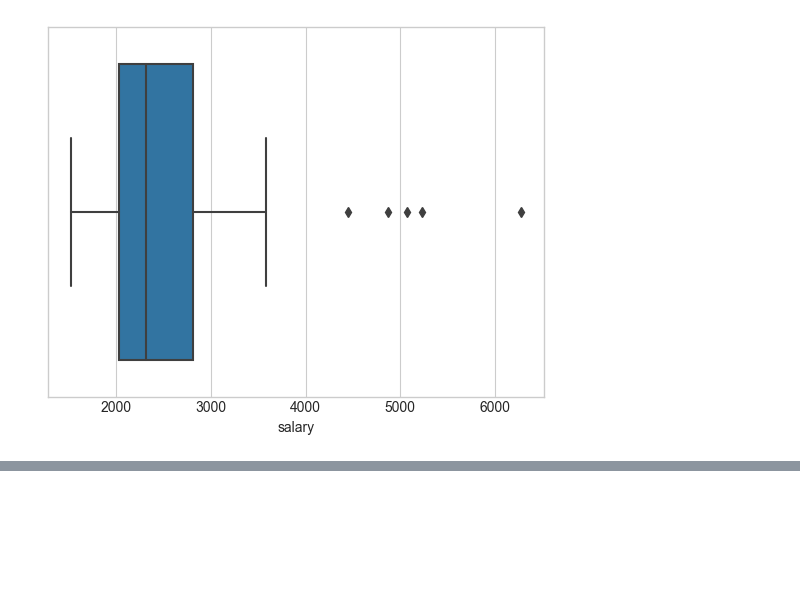
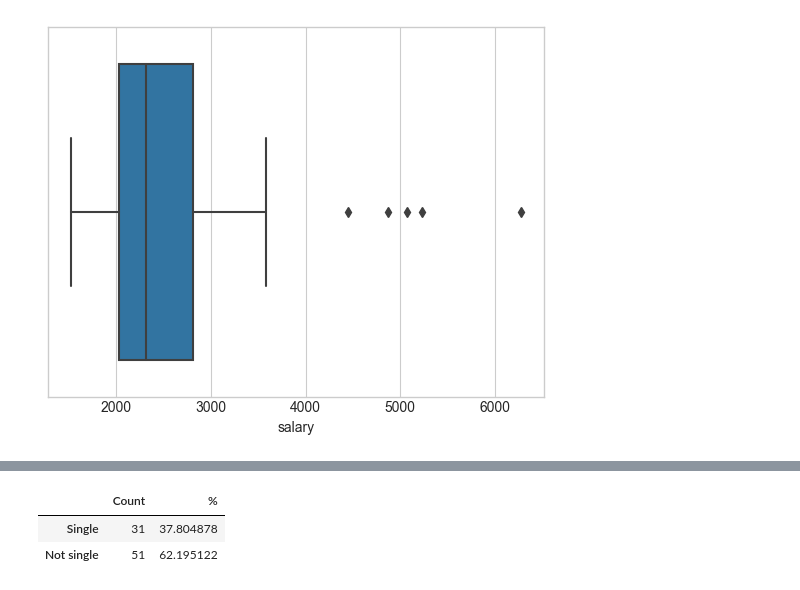
Before and after one commit to KatieRJ/BigDataProject, a Jupyter notebook: Family&Salary.ipynb, the cells around one changed output, grey strips where cells are left out. Cells and saved outputs as stored; diff of their text form; code cells hidden in the pictures; blank space fills up the shorter version.

```diff
--- a/Family&Salary.ipynb
+++ b/Family&Salary.ipynb
@@ -76,0 +132,10 @@ ax3 = sns.boxplot(x = df['salary'])
+# %%
+df2 = pd.crosstab(df['family'], 'Count')
+df2['%'] = df2['Count'] / df2['Count'].sum() * 100
+df2.index = ['Single', 'Not single']
+df2.columns.name = ''
+df2
+# %% [output]
+|  | Count | % |
+| Single | 31 | 37.804878 |
+| Not single | 51 | 62.195122 |
```
Also changed, not shown: parts of 7 cells of this notebook, 3 other files.
